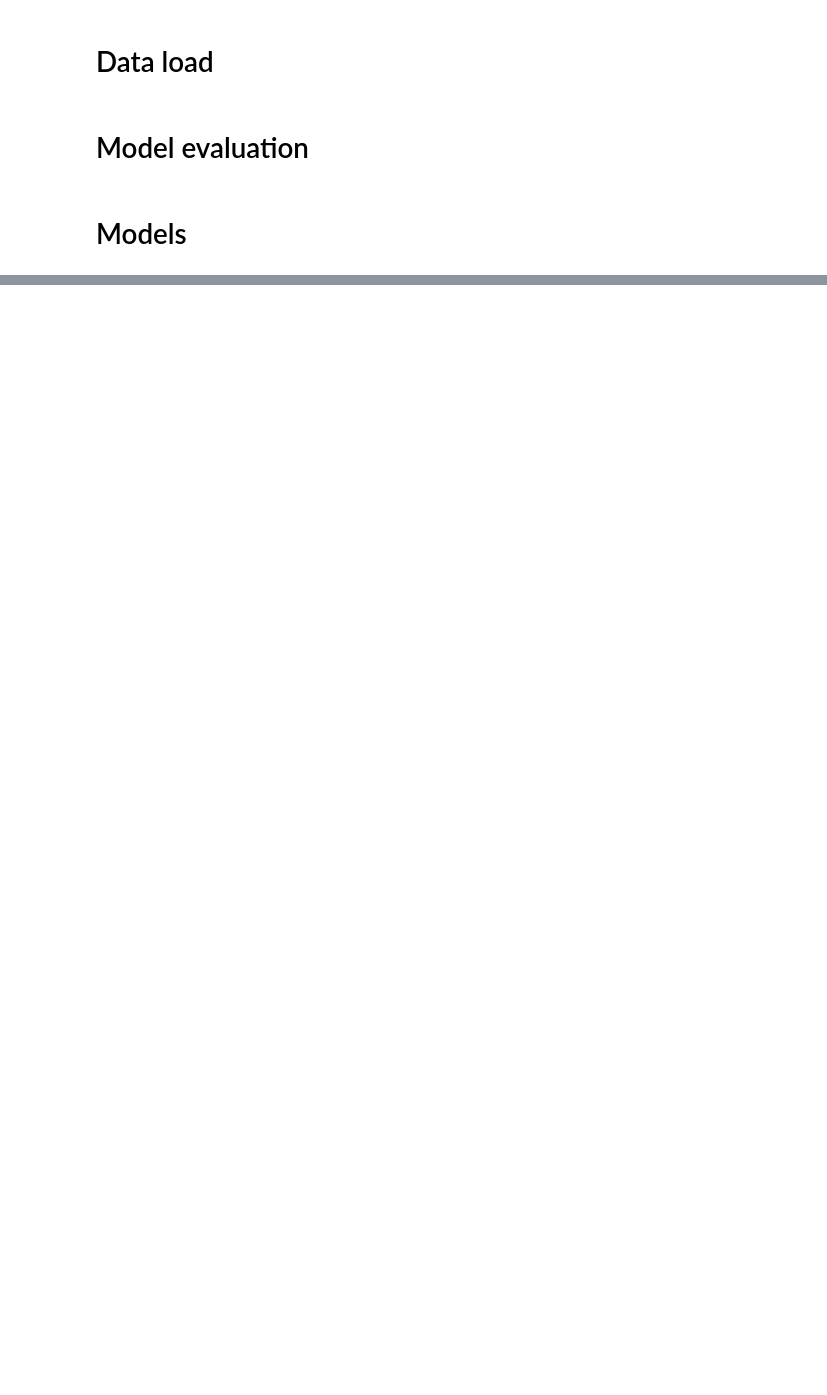
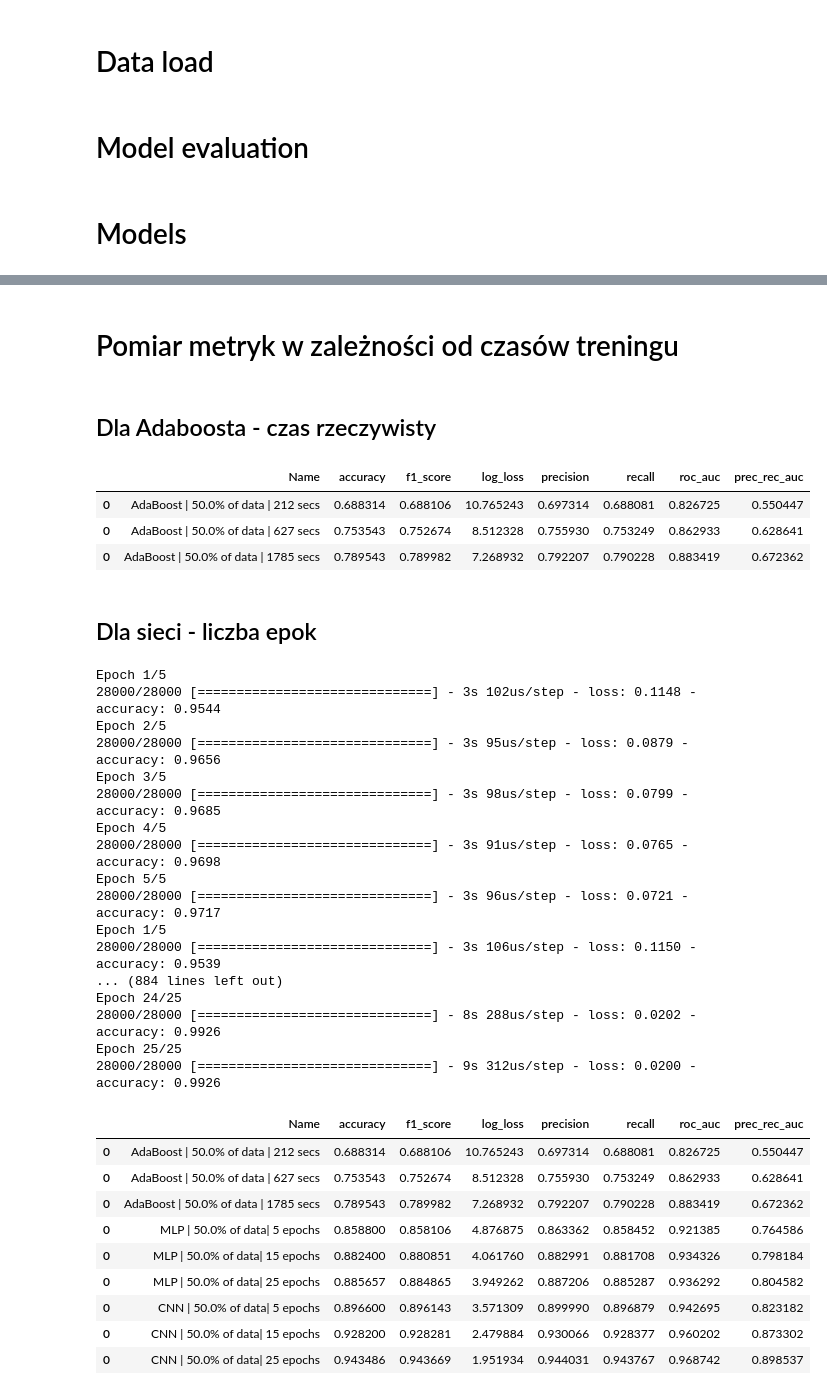
Before and after one commit to Palkovsky/AdaBoost-MLP-CNN-FBI, a Jupyter notebook: nb.ipynb, the cells around one changed output, grey strips where cells are left out. Saved outputs shown, nothing was run; the diff lists cells and outputs as text; code cells hidden in the pictures; blank space fills up the shorter version.

Commit message:
Run timing tests

```diff
--- a/nb.ipynb
+++ b/nb.ipynb
@@ -146,21 +151,30 @@ def mk_cnn(epochs=10):
         return model
     return MyLittleKerasClassifier(build_fn=build, epochs=epochs)
 # %%
-def test_cnn(data_sz, duration):
+def test_cnn(data_sz, epochs):
     name = 'CNN | {}% of data'.format(data_sz*100.0)
+    name += ' | {} epochs'.format(epochs) if epochs else ''
     x, y = mk_dataset(data_sz)
     y = to_categorical(y, num_classes)
     x /= 255.0
     x = x.reshape((x.shape[0], 28, 28, 1))
-    return mk_test(mk_cnn(), name, gpu=True)(x, y)
+    return mk_test(mk_cnn(epochs=epochs), name, gpu=True)(x, y)
 
-def test_mlp(data_sz, duration):
+def test_mlp(data_sz, epochs):
     name = 'MLP | {}% of data'.format(data_sz*100.0)
+    name += ' | {} epochs'.format(epochs) if epochs else ''
     x, y = mk_dataset(data_sz)
     y = to_categorical(y, num_classes)
     x /= 255.0
-    return mk_test(mk_mlp(), name, gpu=True)(x, y)
+    return mk_test(mk_mlp(epochs=epochs), name, gpu=True)(x, y)
 
-def test_adaboost(data_sz, duration):
+# Pomiar z użyciem time.time() to nie jest czas CPU
+# ale już tam nic to. timeit() było zbyt irytujące
+def test_adaboost(data_sz, n=100, duration=False):
     name = 'AdaBoost | {}% of data'.format(data_sz*100.0)
-    return mk_test(mk_adaboost(), name)(*mk_dataset(data_sz))
+    start_time = time.time()
+    result = mk_test(mk_adaboost(n=n), name)(*mk_dataset(data_sz))
+    elapsed = time.time()-start_time
+    if duration:
+        result['Name'] += ' | %d secs' % elapsed
+    return result
@@ -201,0 +186,47 @@ df
+# %% [markdown]
+# Pomiar metryk w zależności od czasów treningu
+# %% [markdown]
+## Dla Adaboosta - czas rzeczywisty
+# %%
+tests_time = [test_adaboost(0.5, n=n, duration=True) for n in [50, 150, 500]]
+pd.concat(tests_time)
+# %% [output]
+|  | Name | accuracy | f1_score | log_loss | precision | recall | roc_auc | prec_rec_auc |
+| 0 | AdaBoost | 50.0% of data | 212 secs | 0.688314 | 0.688106 | 10.765243 | 0.697314 | 0.688081 | 0.826725 | 0.550447 |
+| 0 | AdaBoost | 50.0% of data | 627 secs | 0.753543 | 0.752674 | 8.512328 | 0.755930 | 0.753249 | 0.862933 | 0.628641 |
+| 0 | AdaBoost | 50.0% of data | 1785 secs | 0.789543 | 0.789982 | 7.268932 | 0.792207 | 0.790228 | 0.883419 | 0.672362 |
+# %% [markdown]
+## Dla sieci - liczba epok
+# %%
+tests_time += [method(0.5, epochs) for method in [test_mlp, test_cnn] for epochs in [5, 15, 25]]
+tests_time = pd.concat(tests_time)
+tests_time.to_pickle("3b.pkl")
+tests_time
+# %% [output]
+Epoch 1/5
+28000/28000 [==============================] - 3s 102us/step - loss: 0.1148 - accuracy: 0.9544
+Epoch 2/5
+28000/28000 [==============================] - 3s 95us/step - loss: 0.0879 - accuracy: 0.9656
+Epoch 3/5
+28000/28000 [==============================] - 3s 98us/step - loss: 0.0799 - accuracy: 0.9685
+Epoch 4/5
+28000/28000 [==============================] - 3s 91us/step - loss: 0.0765 - accuracy: 0.9698
+Epoch 5/5
+28000/28000 [==============================] - 3s 96us/step - loss: 0.0721 - accuracy: 0.9717
+Epoch 1/5
+28000/28000 [==============================] - 3s 106us/step - loss: 0.1150 - accuracy: 0.9539
+... (884 lines left out)
+Epoch 24/25
+28000/28000 [==============================] - 8s 288us/step - loss: 0.0202 - accuracy: 0.9926
+Epoch 25/25
+28000/28000 [==============================] - 9s 312us/step - loss: 0.0200 - accuracy: 0.9926
+|  | Name | accuracy | f1_score | log_loss | precision | recall | roc_auc | prec_rec_auc |
+| 0 | AdaBoost | 50.0% of data | 212 secs | 0.688314 | 0.688106 | 10.765243 | 0.697314 | 0.688081 | 0.826725 | 0.550447 |
+| 0 | AdaBoost | 50.0% of data | 627 secs | 0.753543 | 0.752674 | 8.512328 | 0.755930 | 0.753249 | 0.862933 | 0.628641 |
+| 0 | AdaBoost | 50.0% of data | 1785 secs | 0.789543 | 0.789982 | 7.268932 | 0.792207 | 0.790228 | 0.883419 | 0.672362 |
+| 0 | MLP | 50.0% of data| 5 epochs | 0.858800 | 0.858106 | 4.876875 | 0.863362 | 0.858452 | 0.921385 | 0.764586 |
+| 0 | MLP | 50.0% of data| 15 epochs | 0.882400 | 0.880851 | 4.061760 | 0.882991 | 0.881708 | 0.934326 | 0.798184 |
+| 0 | MLP | 50.0% of data| 25 epochs | 0.885657 | 0.884865 | 3.949262 | 0.887206 | 0.885287 | 0.936292 | 0.804582 |
+| 0 | CNN | 50.0% of data| 5 epochs | 0.896600 | 0.896143 | 3.571309 | 0.899990 | 0.896879 | 0.942695 | 0.823182 |
+| 0 | CNN | 50.0% of data| 15 epochs | 0.928200 | 0.928281 | 2.479884 | 0.930066 | 0.928377 | 0.960202 | 0.873302 |
+| 0 | CNN | 50.0% of data| 25 epochs | 0.943486 | 0.943669 | 1.951934 | 0.944031 | 0.943767 | 0.968742 | 0.898537 |
```
Also changed, not shown: parts of 5 cells of this notebook, 2 other files.
